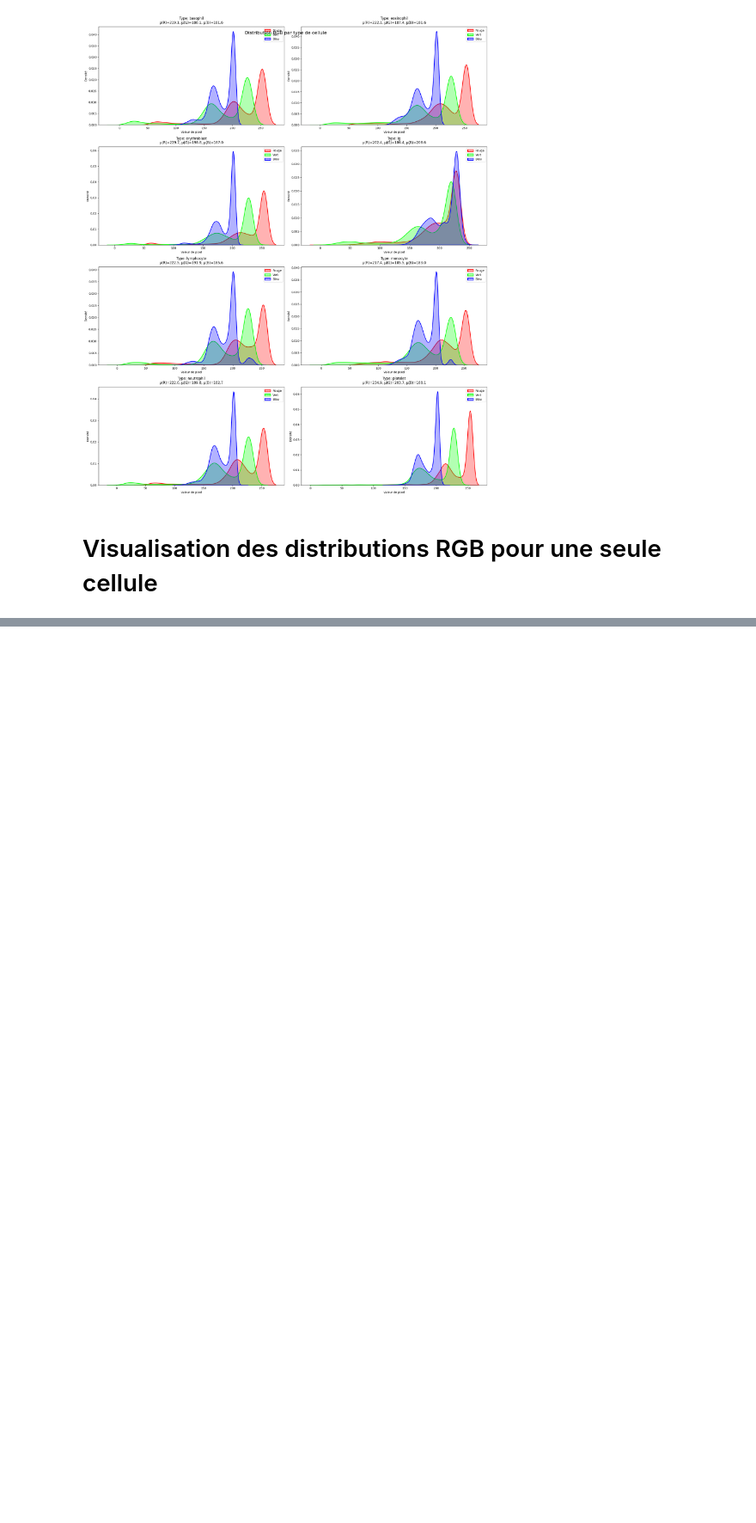
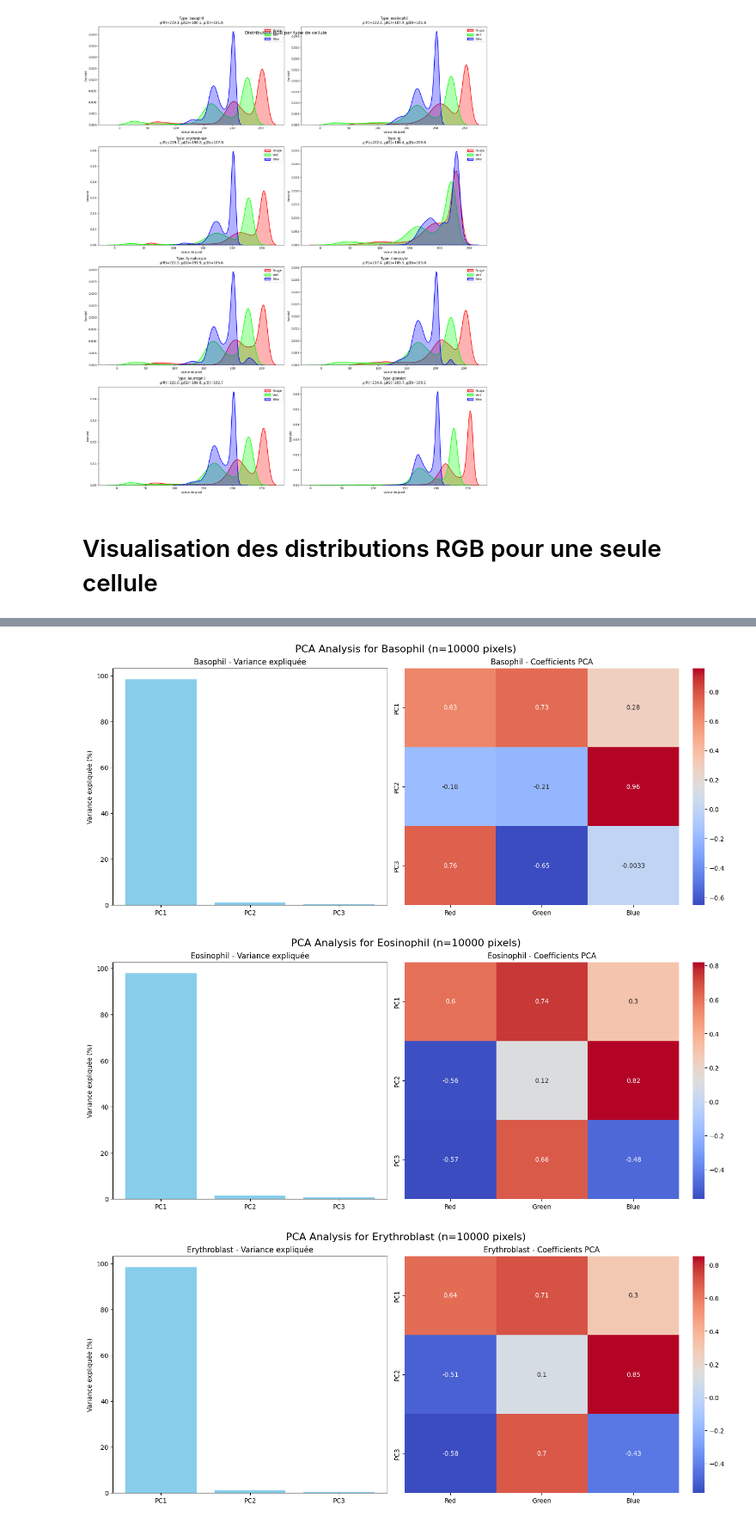
Before and after one commit to AnthoSocofer/DataScienceTest_BloodCellClassification, a Jupyter notebook: notebooks/img_RGB_analysis_ASA.ipynb, the cells around one changed output, grey strips where cells are left out. Shown at 86% size. Saved outputs shown, nothing was run; the diff lists cells and outputs as text; code cells hidden in the pictures; blank space fills up the shorter version.

```diff
--- a/notebooks/img_RGB_analysis_ASA.ipynb
+++ b/notebooks/img_RGB_analysis_ASA.ipynb
@@ -256,0 +347,6 @@ def visualize_rgb_distribution(directory_path, cell_type=None, axes=None):
+# %%
+pca_analysis_by_cell_type(source2_dir)
+# %% [output]
+[figure, added]
+[figure, added]
+[figure, added]
```
Also changed, not shown: parts of 5 cells of this notebook.
